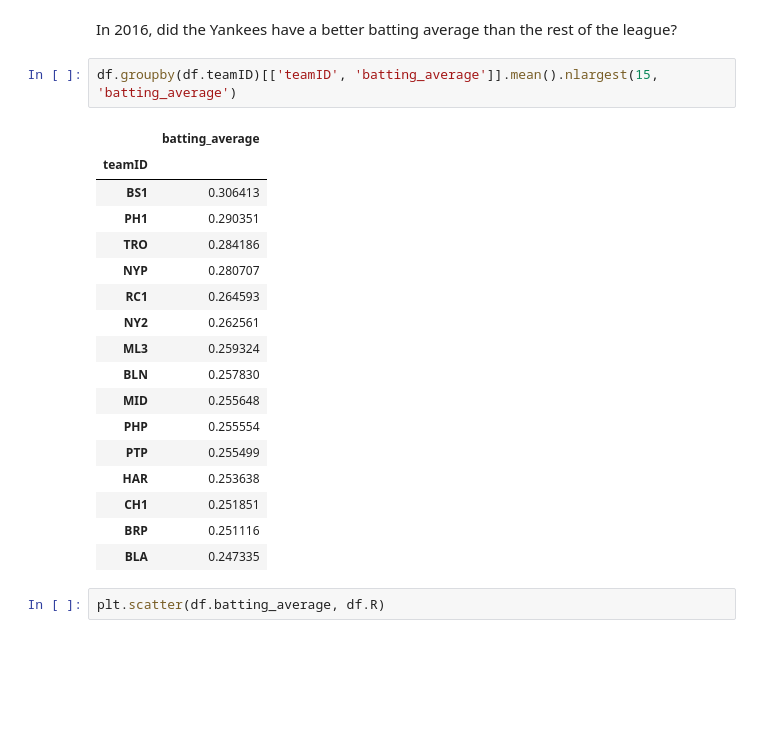
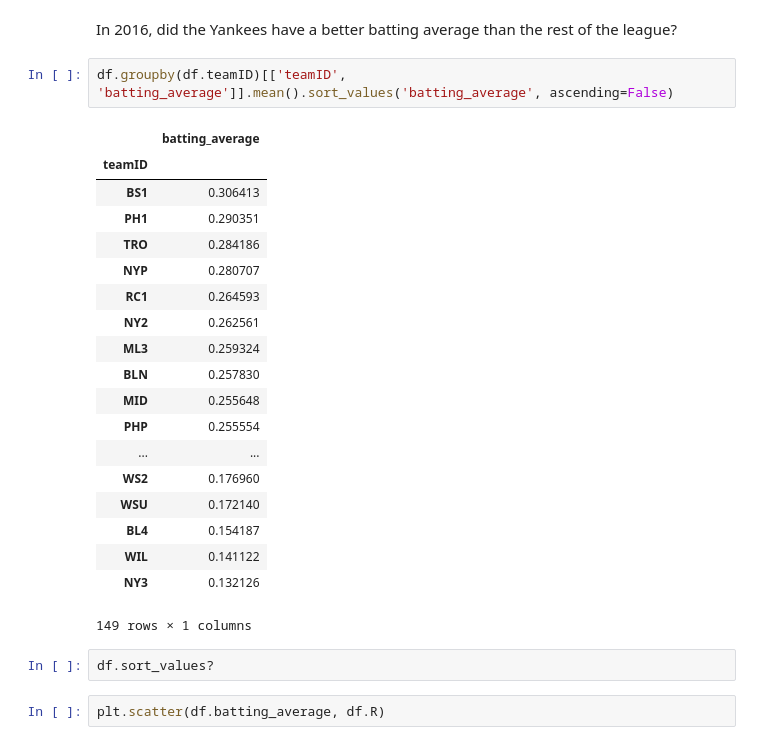
Before and after one commit to abendm/Pandas-Stuff, a Jupyter notebook: 06-Linear-Regression-II-master/02-Baseball.ipynb, the cells around one changed output. Drawn from its saved outputs; the diff is of its cells as text; blank space fills up the shorter version.

```diff
--- a/06-Linear-Regression-II-master/02-Baseball.ipynb
+++ b/06-Linear-Regression-II-master/02-Baseball.ipynb
@@ -162,25 +175,29 @@ df.batting_average.mean()
 # %% [markdown]
 In 2016, did the Yankees have a better batting average than the rest of the league?
 # %%
-df.groupby(df.teamID)[['teamID', 'batting_average']].mean().nlargest(15, 'batting_average')
+df.groupby(df.teamID)[['teamID', 'batting_average']].mean().sort_values('batting_average', ascending=False)
 # %% [output]
 |  | batting_average |
 | teamID |  |
 | BS1 | 0.306413 |
 | PH1 | 0.290351 |
 | TRO | 0.284186 |
 | NYP | 0.280707 |
 | RC1 | 0.264593 |
 | NY2 | 0.262561 |
 | ML3 | 0.259324 |
 | BLN | 0.257830 |
 | MID | 0.255648 |
 | PHP | 0.255554 |
-| PTP | 0.255499 |
-| HAR | 0.253638 |
-| CH1 | 0.251851 |
-| BRP | 0.251116 |
-| BLA | 0.247335 |
+| ... | ... |
+| WS2 | 0.176960 |
+| WSU | 0.172140 |
+| BL4 | 0.154187 |
+| WIL | 0.141122 |
+| NY3 | 0.132126 |
+149 rows × 1 columns
+# %%
+df.sort_values?
 # %%
 plt.scatter(df.batting_average, df.R)
 # %% [output]
```
Also changed, not shown: parts of 11 cells of this notebook, 2 other files.
